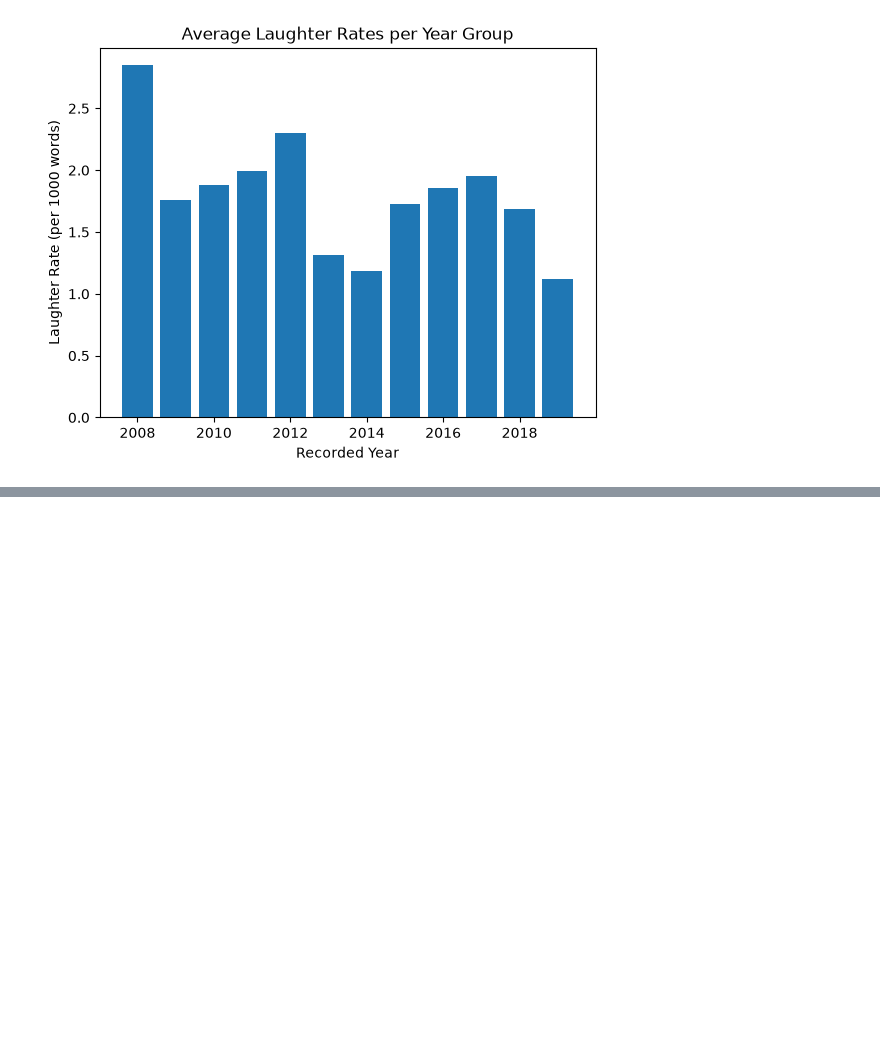
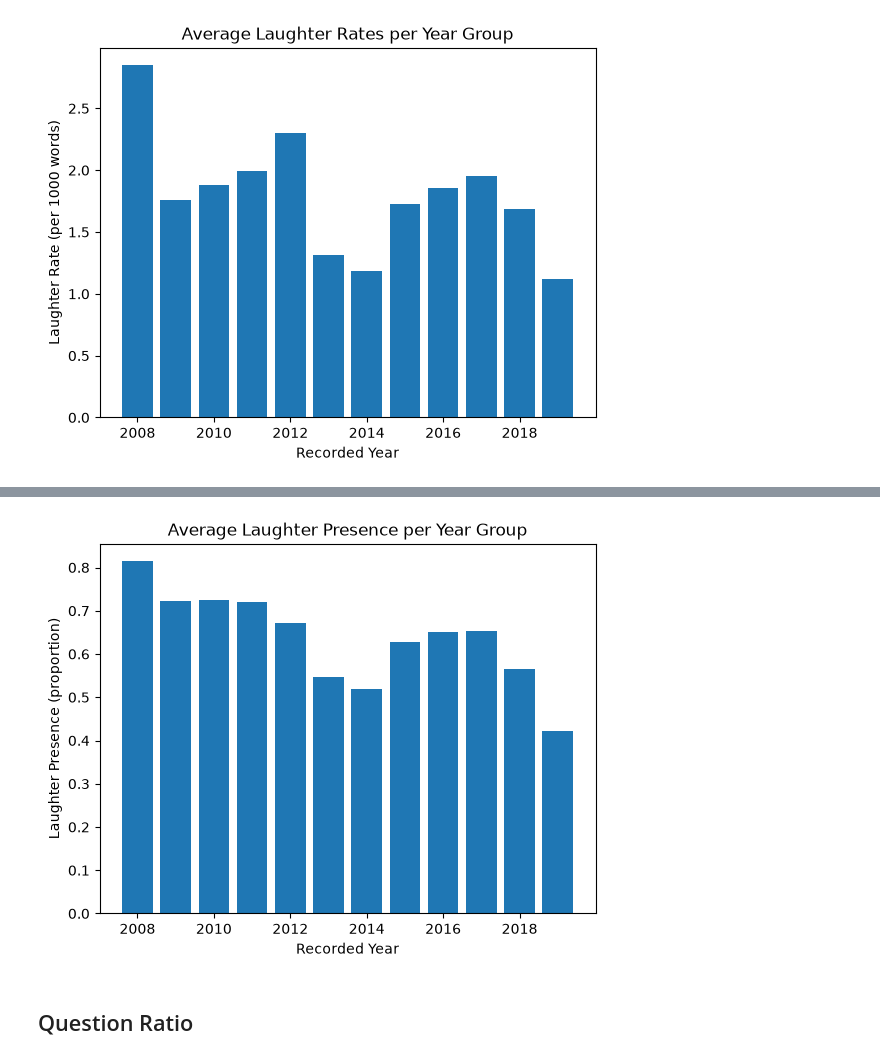
Before and after one commit to emilyedono/TEDTalkNLP, a Jupyter notebook: Code/TedTalkNLP_Rhetoric.ipynb, the cells around one changed output, grey strips where cells are left out. Drawn from its saved outputs; the diff is of its cells as text; code cells hidden in the pictures; blank space fills up the shorter version.

```diff
--- a/Code/TedTalkNLP_Rhetoric.ipynb
+++ b/Code/TedTalkNLP_Rhetoric.ipynb
@@ -195,0 +260,12 @@ plt.show()
+# %%
+# get count of at least one "(laughter)" in a transcript
+laughter_presence = [1 if count > 0 else 0 for count in laughter_counts]
+
+# calculate average laughter presence per year group
+laughter_presence_df = pd.DataFrame({
+    "laughter_presence": laughter_presence,
+    "year_group": df['year_group']
+})
+
+average_laughter_presence = laughter_presence_df.groupby('year_group').mean()
+average_laughter_presence
@@ -195,0 +287,11 @@ plt.show()
+# %%
+# plot laughter presence over time
+plt.bar(x=average_laughter_presence.index, height='laughter_presence', data=average_laughter_presence)
+plt.title("Average Laughter Presence per Year Group")
+plt.ylabel("Laughter Presence (proportion)")
+plt.xlabel("Recorded Year")
+plt.show()
+# %% [output]
+[figure, added]
+# %% [markdown]
+## Question Ratio
```
Also changed, not shown: parts of 17 cells of this notebook.
